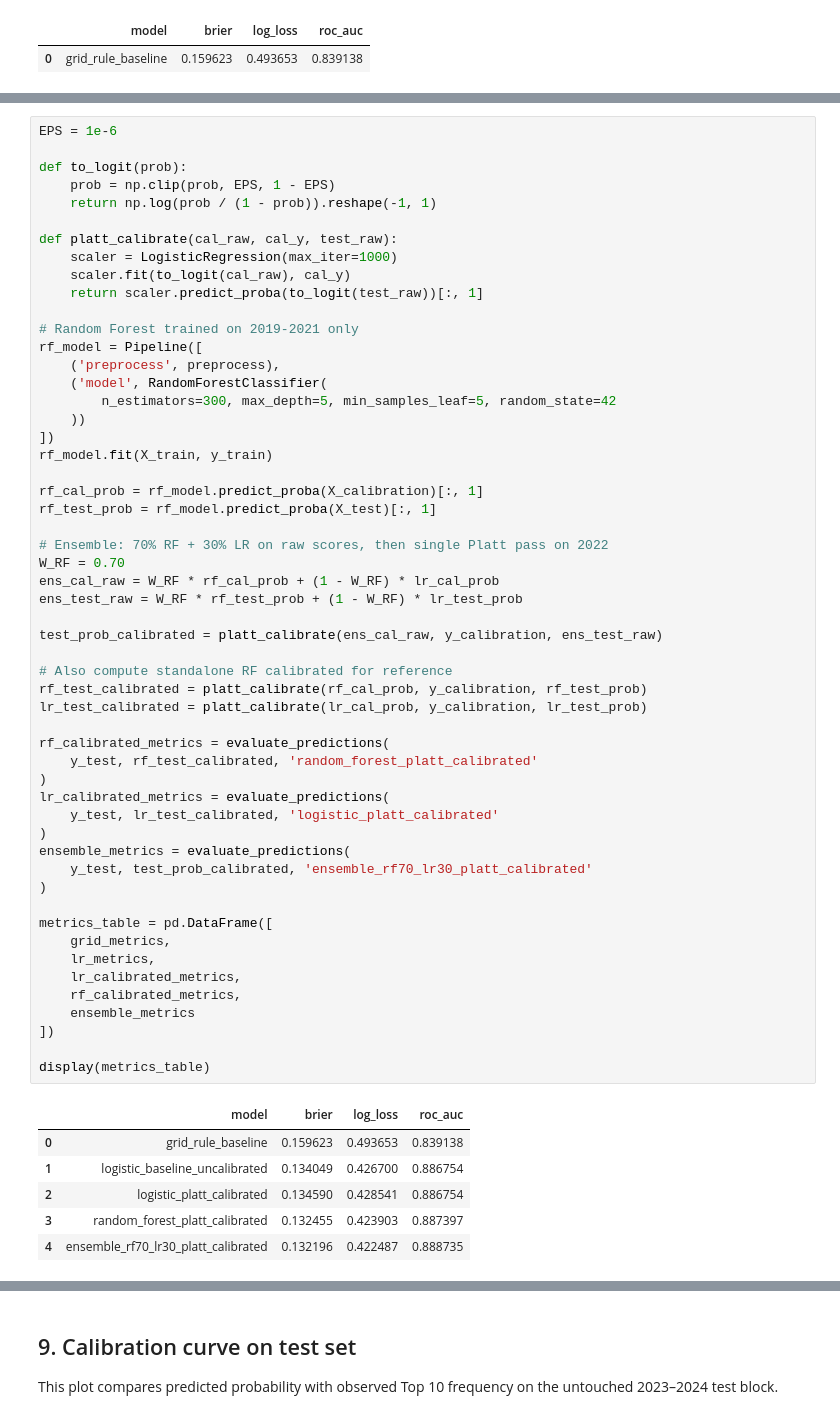
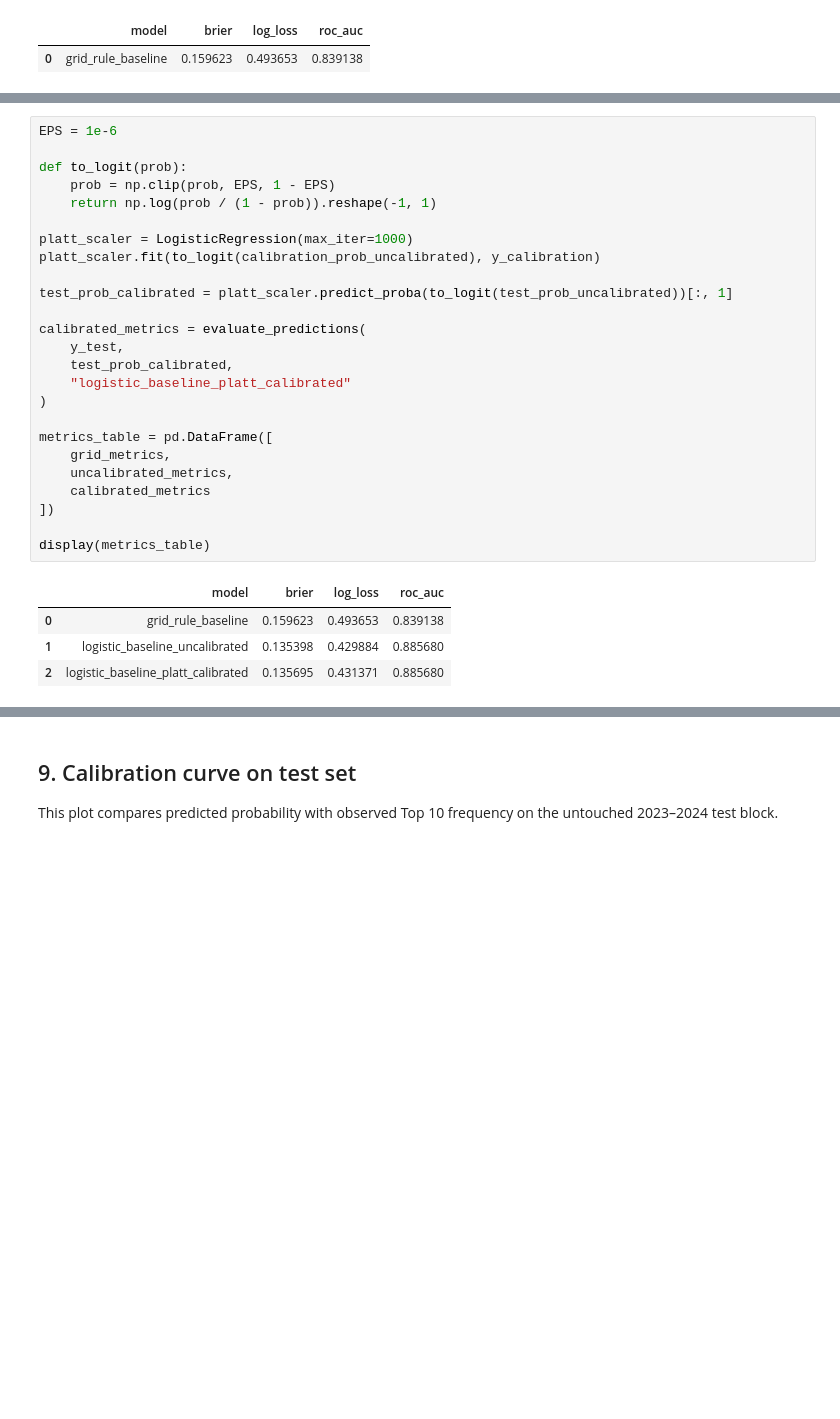
Before and after one commit to TomasRodriguezAlvarez/iit414w-team4-IAWorkshop, a Jupyter notebook: Capstone/Hito1/hito1_baseline.ipynb, the cells around one changed output, grey strips where cells are left out. Drawn from its saved outputs; the diff is of its cells as text; blank space fills up the shorter version.

```diff
--- a/Capstone/Hito1/hito1_baseline.ipynb
+++ b/Capstone/Hito1/hito1_baseline.ipynb
@@ -312,64 +269,33 @@ This reduces variance while keeping the model interpretable and leakage-safe.
 # %%
 EPS = 1e-6
 
 def to_logit(prob):
     prob = np.clip(prob, EPS, 1 - EPS)
     return np.log(prob / (1 - prob)).reshape(-1, 1)
 
-def platt_calibrate(cal_raw, cal_y, test_raw):
-    scaler = LogisticRegression(max_iter=1000)
-    scaler.fit(to_logit(cal_raw), cal_y)
-    return scaler.predict_proba(to_logit(test_raw))[:, 1]
+platt_scaler = LogisticRegression(max_iter=1000)
+platt_scaler.fit(to_logit(calibration_prob_uncalibrated), y_calibration)
 
-# Random Forest trained on 2019-2021 only
-rf_model = Pipeline([
-    ('preprocess', preprocess),
-    ('model', RandomForestClassifier(
-        n_estimators=300, max_depth=5, min_samples_leaf=5, random_state=42
-    ))
-])
-rf_model.fit(X_train, y_train)
+test_prob_calibrated = platt_scaler.predict_proba(to_logit(test_prob_uncalibrated))[:, 1]
 
-rf_cal_prob = rf_model.predict_proba(X_calibration)[:, 1]
-rf_test_prob = rf_model.predict_proba(X_test)[:, 1]
-
-# Ensemble: 70% RF + 30% LR on raw scores, then single Platt pass on 2022
-W_RF = 0.70
-ens_cal_raw = W_RF * rf_cal_prob + (1 - W_RF) * lr_cal_prob
-ens_test_raw = W_RF * rf_test_prob + (1 - W_RF) * lr_test_prob
-
-test_prob_calibrated = platt_calibrate(ens_cal_raw, y_calibration, ens_test_raw)
-
-# Also compute standalone RF calibrated for reference
-rf_test_calibrated = platt_calibrate(rf_cal_prob, y_calibration, rf_test_prob)
-lr_test_calibrated = platt_calibrate(lr_cal_prob, y_calibration, lr_test_prob)
-
-rf_calibrated_metrics = evaluate_predictions(
-    y_test, rf_test_calibrated, 'random_forest_platt_calibrated'
-)
-lr_calibrated_metrics = evaluate_predictions(
-    y_test, lr_test_calibrated, 'logistic_platt_calibrated'
-)
-ensemble_metrics = evaluate_predictions(
-    y_test, test_prob_calibrated, 'ensemble_rf70_lr30_platt_calibrated'
+calibrated_metrics = evaluate_predictions(
+    y_test,
+    test_prob_calibrated,
+    "logistic_baseline_platt_calibrated"
 )
 
 metrics_table = pd.DataFrame([
     grid_metrics,
-    lr_metrics,
-    lr_calibrated_metrics,
-    rf_calibrated_metrics,
-    ensemble_metrics
+    uncalibrated_metrics,
+    calibrated_metrics
 ])
 
 display(metrics_table)
 # %% [output]
 |  | model | brier | log_loss | roc_auc |
 | 0 | grid_rule_baseline | 0.159623 | 0.493653 | 0.839138 |
-| 1 | logistic_baseline_uncalibrated | 0.134049 | 0.426700 | 0.886754 |
-| 2 | logistic_platt_calibrated | 0.134590 | 0.428541 | 0.886754 |
-| 3 | random_forest_platt_calibrated | 0.132455 | 0.423903 | 0.887397 |
-| 4 | ensemble_rf70_lr30_platt_calibrated | 0.132196 | 0.422487 | 0.888735 |
+| 1 | logistic_baseline_uncalibrated | 0.135398 | 0.429884 | 0.885680 |
+| 2 | logistic_baseline_platt_calibrated | 0.135695 | 0.431371 | 0.885680 |
 # %% [markdown]
 ## 8. Compare against reference baselines
 
```
Also changed, not shown: parts of 13 cells of this notebook, 2 other files.
